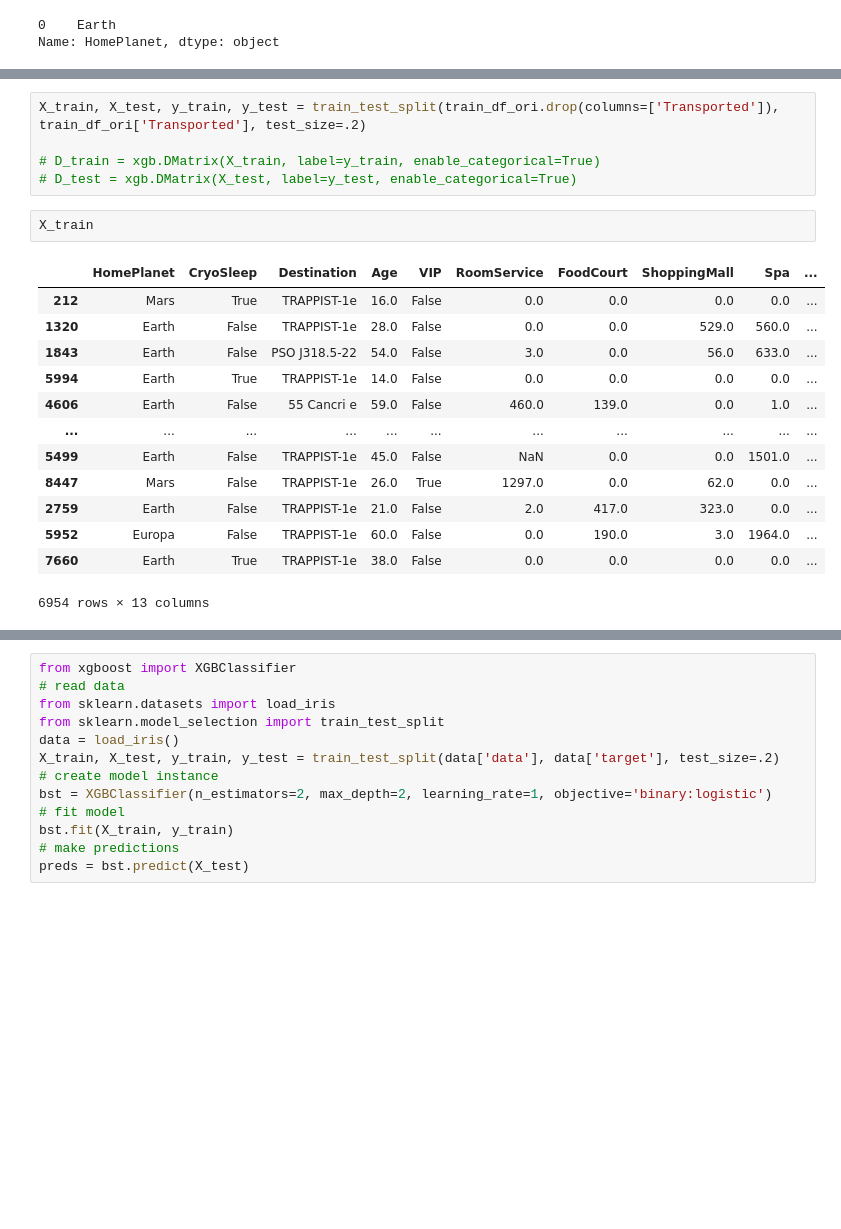
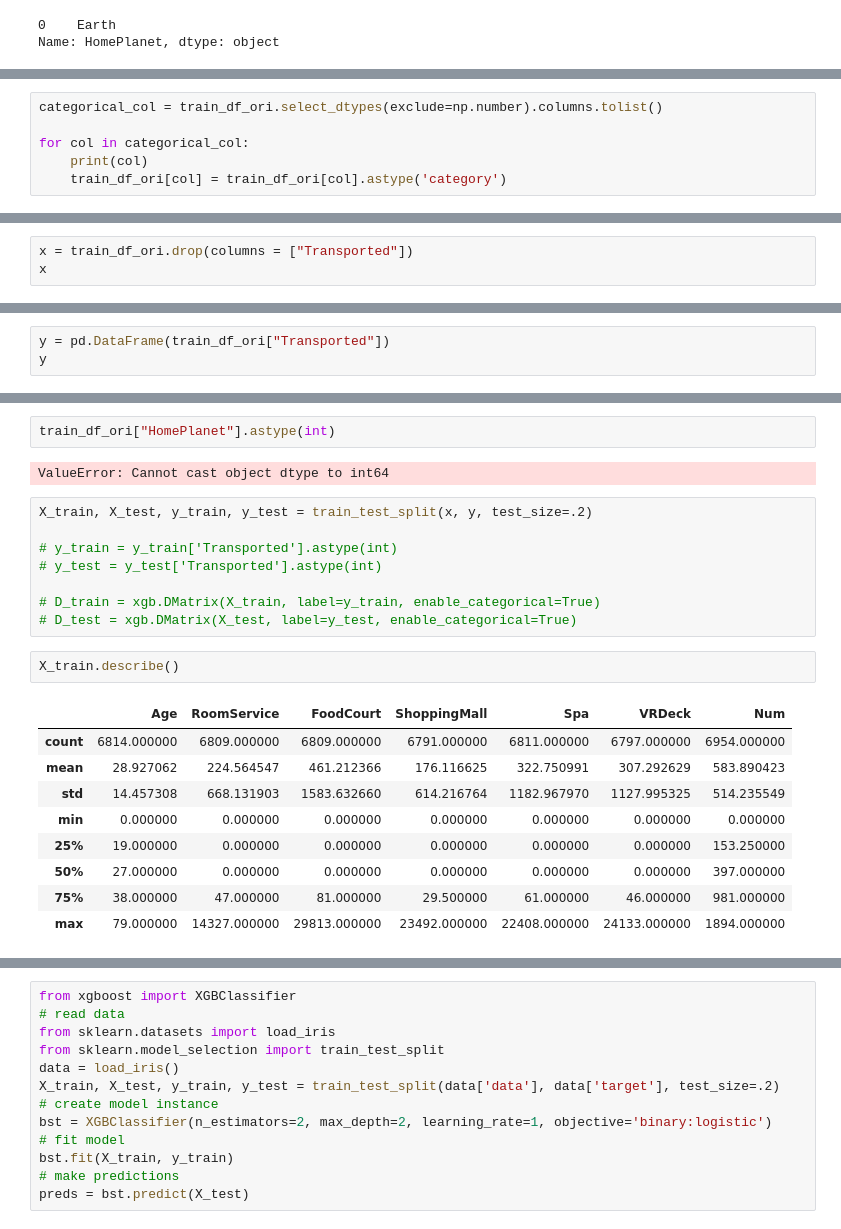
Before and after one commit to shafiqazam/Kaggle, a Jupyter notebook: Spaceship Titanic/main_ensemble.ipynb, the cells around one changed output, grey strips where cells are left out. Saved outputs shown, nothing was run; the diff lists cells and outputs as text; blank space fills up the shorter version.

```diff
--- a/Spaceship Titanic/main_ensemble.ipynb
+++ b/Spaceship Titanic/main_ensemble.ipynb
@@ -73,3 +97,9 @@ train_df_ori.describe(include='all')
 | 50% | NaN | NaN | NaN | 27.000000 | NaN | 0.000000 | 0.000000 | 0.000000 | 0.000000 | ... |
 | 75% | NaN | NaN | NaN | 38.000000 | NaN | 47.000000 | 76.000000 | 27.000000 | 59.000000 | ... |
 | max | NaN | NaN | NaN | 79.000000 | NaN | 14327.000000 | 29813.000000 | 23492.000000 | 22408.000000 | ... |
+# %%
+categorical_col = train_df_ori.select_dtypes(exclude=np.number).columns.tolist()
+
+for col in categorical_col:
+    print(col)
+    train_df_ori[col] = train_df_ori[col].astype('category')
@@ -75,0 +132,3 @@ train_df_ori.describe(include='all')
+# %%
+x = train_df_ori.drop(columns = ["Transported"])
+x
@@ -75,0 +149,3 @@ train_df_ori.describe(include='all')
+# %%
+y = pd.DataFrame(train_df_ori["Transported"])
+y
@@ -76,22 +166,25 @@ train_df_ori.describe(include='all')
+# %%
+train_df_ori["HomePlanet"].astype(int)
+# %% [output]
+ValueError: Cannot cast object dtype to int64
 # %%
-X_train, X_test, y_train, y_test = train_test_split(train_df_ori.drop(columns=['Transported']), train_df_ori['Transported'], test_size=.2)
+X_train, X_test, y_train, y_test = train_test_split(x, y, test_size=.2)
+
+# y_train = y_train['Transported'].astype(int)
+# y_test = y_test['Transported'].astype(int)
 
 # D_train = xgb.DMatrix(X_train, label=y_train, enable_categorical=True)
 # D_test = xgb.DMatrix(X_test, label=y_test, enable_categorical=True)
 # %%
-X_train
+X_train.describe()
 # %% [output]
-|  | HomePlanet | CryoSleep | Destination | Age | VIP | RoomService | FoodCourt | ShoppingMall | Spa | ... |
-| 212 | Mars | True | TRAPPIST-1e | 16.0 | False | 0.0 | 0.0 | 0.0 | 0.0 | ... |
-| 1320 | Earth | False | TRAPPIST-1e | 28.0 | False | 0.0 | 0.0 | 529.0 | 560.0 | ... |
-| 1843 | Earth | False | PSO J318.5-22 | 54.0 | False | 3.0 | 0.0 | 56.0 | 633.0 | ... |
-| 5994 | Earth | True | TRAPPIST-1e | 14.0 | False | 0.0 | 0.0 | 0.0 | 0.0 | ... |
-| 4606 | Earth | False | 55 Cancri e | 59.0 | False | 460.0 | 139.0 | 0.0 | 1.0 | ... |
-| ... | ... | ... | ... | ... | ... | ... | ... | ... | ... | ... |
-| 5499 | Earth | False | TRAPPIST-1e | 45.0 | False | NaN | 0.0 | 0.0 | 1501.0 | ... |
-| 8447 | Mars | False | TRAPPIST-1e | 26.0 | True | 1297.0 | 0.0 | 62.0 | 0.0 | ... |
-| 2759 | Earth | False | TRAPPIST-1e | 21.0 | False | 2.0 | 417.0 | 323.0 | 0.0 | ... |
-| 5952 | Europa | False | TRAPPIST-1e | 60.0 | False | 0.0 | 190.0 | 3.0 | 1964.0 | ... |
-| 7660 | Earth | True | TRAPPIST-1e | 38.0 | False | 0.0 | 0.0 | 0.0 | 0.0 | ... |
+|  | Age | RoomService | FoodCourt | ShoppingMall | Spa | VRDeck | Num |
+| count | 6814.000000 | 6809.000000 | 6809.000000 | 6791.000000 | 6811.000000 | 6797.000000 | 6954.000000 |
+| mean | 28.927062 | 224.564547 | 461.212366 | 176.116625 | 322.750991 | 307.292629 | 583.890423 |
+| std | 14.457308 | 668.131903 | 1583.632660 | 614.216764 | 1182.967970 | 1127.995325 | 514.235549 |
+| min | 0.000000 | 0.000000 | 0.000000 | 0.000000 | 0.000000 | 0.000000 | 0.000000 |
+| 25% | 19.000000 | 0.000000 | 0.000000 | 0.000000 | 0.000000 | 0.000000 | 153.250000 |
+| 50% | 27.000000 | 0.000000 | 0.000000 | 0.000000 | 0.000000 | 0.000000 | 397.000000 |
+| 75% | 38.000000 | 47.000000 | 81.000000 | 29.500000 | 61.000000 | 46.000000 | 981.000000 |
+| max | 79.000000 | 14327.000000 | 29813.000000 | 23492.000000 | 22408.000000 | 24133.000000 | 1894.000000 |
-6954 rows × 13 columns
 # %%
```
Also changed, not shown: parts of 13 cells of this notebook, 3 other files.
